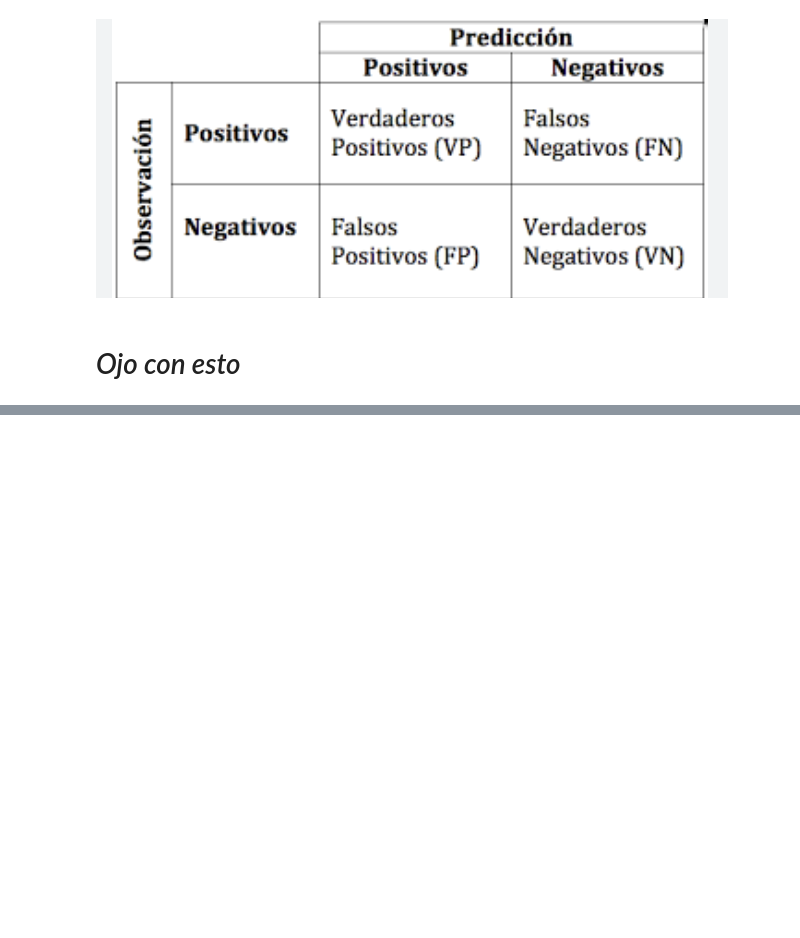
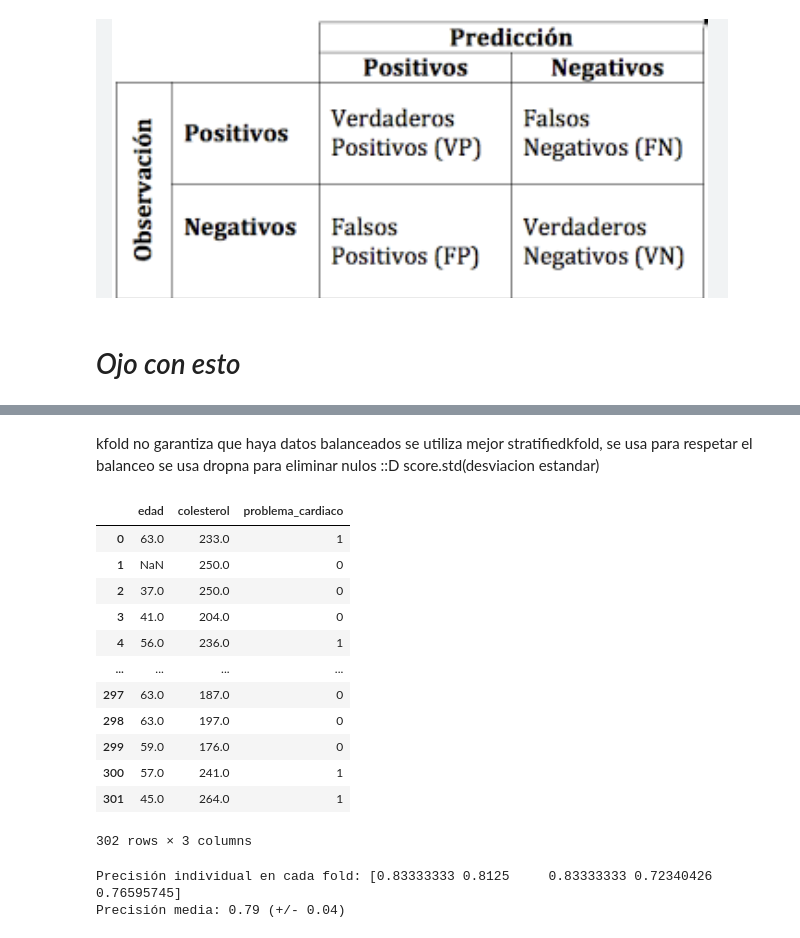
Before and after one commit to CamiloM21/ClasesCamiloMunoz, a Jupyter notebook: Clases.ipynb, the cells around one changed output, grey strips where cells are left out. Saved outputs shown, nothing was run; the diff lists cells and outputs as text; code cells hidden in the pictures; blank space fills up the shorter version.

```diff
--- a/Clases.ipynb
+++ b/Clases.ipynb
@@ -148,3 +148,8 @@ elif5 se usa para mostrar el arbol y explicarlo de manera muy clara
 # *Ojo con esto*
 # %% [markdown]
 ![image.png](embedded-picture-1)
+# %% [markdown]
+kfold no garantiza que haya datos balanceados
+se utiliza mejor stratifiedkfold, se usa para respetar el balanceo
+se usa dropna para eliminar nulos ::D
+score.std(desviacion estandar)
@@ -150,0 +162,20 @@ elif5 se usa para mostrar el arbol y explicarlo de manera muy clara
+# %%
+# Cargar el dataset
+url = "https://raw.githubusercontent.com/adiacla/bigdata/refs/heads/master/pacientes.csv"
+df_patients = pd.read_csv(url)
+
+df_patients
+# %% [output]
+|  | edad | colesterol | problema_cardiaco |
+| 0 | 63.0 | 233.0 | 1 |
+| 1 | NaN | 250.0 | 0 |
+| 2 | 37.0 | 250.0 | 0 |
+| 3 | 41.0 | 204.0 | 0 |
+| 4 | 56.0 | 236.0 | 1 |
+| ... | ... | ... | ... |
+| 297 | 63.0 | 187.0 | 0 |
+| 298 | 63.0 | 197.0 | 0 |
+| 299 | 59.0 | 176.0 | 0 |
+| 300 | 57.0 | 241.0 | 1 |
+| 301 | 45.0 | 264.0 | 1 |
+302 rows × 3 columns
@@ -150,0 +195,8 @@ elif5 se usa para mostrar el arbol y explicarlo de manera muy clara
+# %%
+# Calcular la precisión con validación cruzada (5-fold)
+scores = cross_val_score(clf, X_train, y_train, cv=5,scoring='presicion')
+print("Precisión individual en cada fold:", scores)
+print("Precisión media: %0.2f (+/- %0.2f)" % (scores.mean(), scores.std()))
+# %% [output]
+Precisión individual en cada fold: [0.83333333 0.8125     0.83333333 0.72340426 0.76595745]
+Precisión media: 0.79 (+/- 0.04)
```
Also changed, not shown: parts of 18 cells of this notebook.
